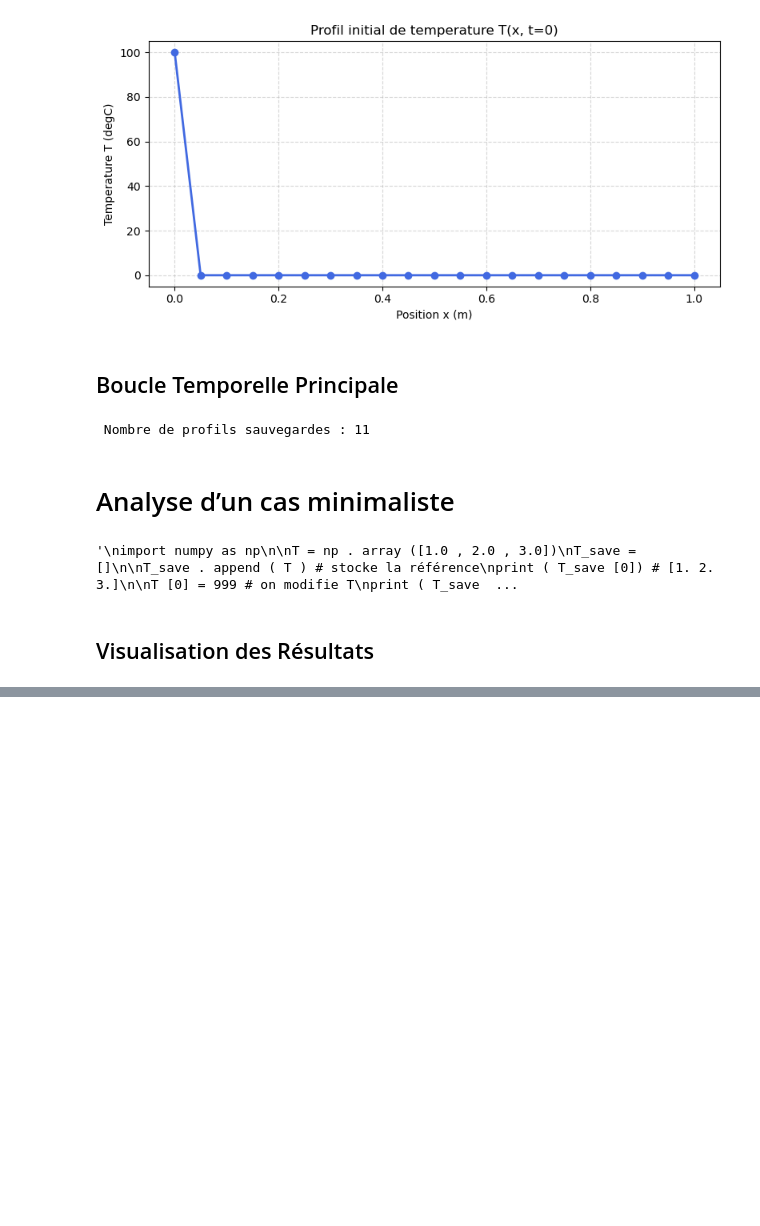
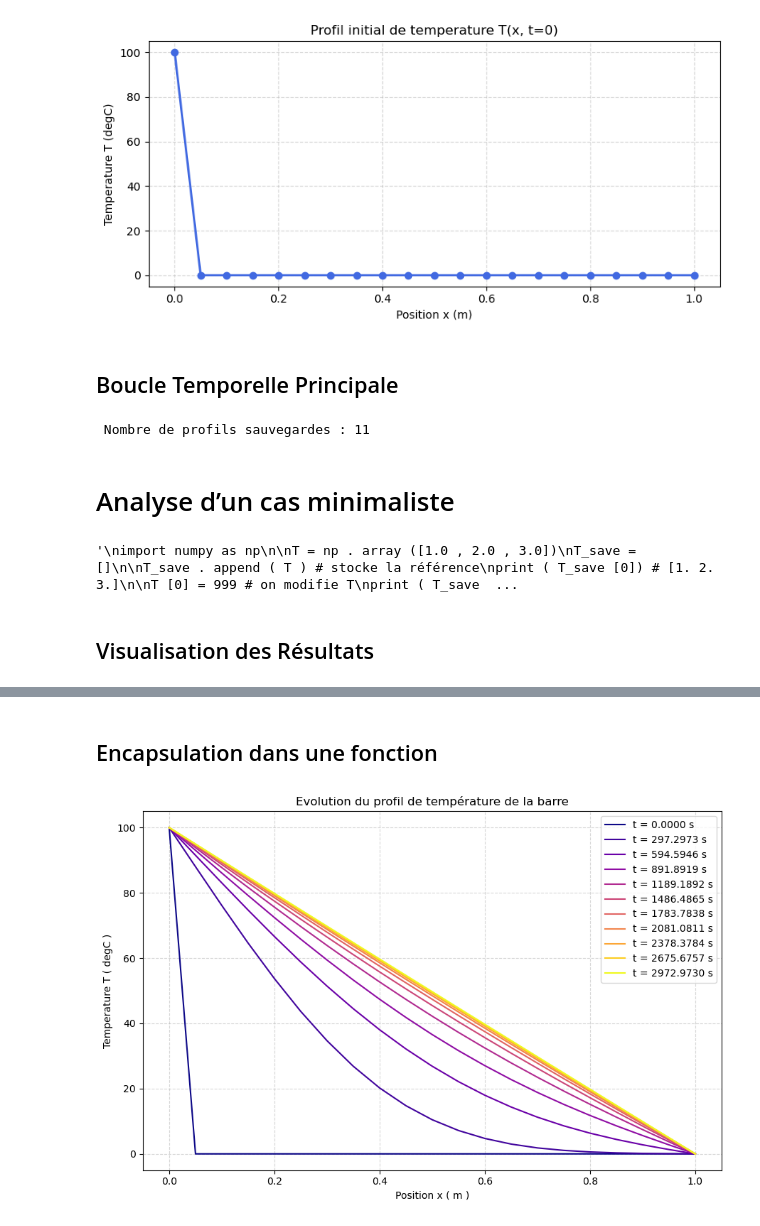
Before and after one commit to Amipha/outils-num, a Jupyter notebook: TP1.ipynb, the cells around one changed output, grey strips where cells are left out. Saved outputs shown, nothing was run; the diff lists cells and outputs as text; code cells hidden in the pictures; blank space fills up the shorter version.

Commit message:
Mise en fonction

```diff
--- a/TP1.ipynb
+++ b/TP1.ipynb
@@ -117,0 +119,75 @@ plt.show()
+# %% [markdown]
+## Encapsulation dans une fonction
+# %%
+def simulation_chaleur (L , alpha , N , r , t_fin , T_gauche ,T_droite , T_init , save_frac =10) :
+    """
+    Résout l’équation de la chaleur 1D par schéma Euler
+    explicite .
+     Paramètres :
+     ------------
+     L : longueur de la barre (m)
+     alpha : diffusivité thermique (mš/s)
+     N : nombre d’intervalles spatiaux
+     r : nombre de Fourier discret (r <= 0.5 pour la
+    stabilité )
+     t_fin : durée totale de simulation (s)
+     T_gauche : température à x=0 (řC)
+     T_droite : température à x=L (řC)
+     T_init : température initiale uniforme (řC)
+     Retourne :
+     x, t_save , T_save
+     """
+
+    dx = L / N
+    r = 0.4 # Nombre de Fourier discret ( choisir r <= 0.5)
+    dt = (r * dx**2) / alpha # Pas de temps : a calculer depuis r, dx et alpha
+    nt = int ( t_fin / dt )
+    x = np.linspace(L,0,N+1)  # N+1 points de x=0 a x=L
+
+    # --- Condition initiale ---
+    T = np.ones(N + 1) * T_init
+
+    # --- Application des conditions aux limites ---
+    T[0] = T_droite
+    T[-1] =T_gauche
+
+    save_step = max(1, nt // save_frac)
+    T_save = [T.copy()]
+    t_save = [0.0]
+    T_new = T.copy()
+    for n in range(1, nt+1):
+        # Mise a jour des noeuds interieurs (i = 1 a N-1)
+        for i in range(1, N):
+            T_new[i] = T_new[i] + r*(T_new[i+1] - 2*T_new[i] + T_new[i-1])
+
+        T = T_new.copy()  # pourquoi " copy " ?
+
+        # Sauvegarde periodique
+        if n % save_step == 0:
+            T_save.append(T.copy())
+            t_save.append(n*dt)
+
+    T_save = np . array ( T_save )
+
+    return x , np . array ( t_save ) , np . array ( T_save )
+
+def Tracer_T_x(x, t, T):
+    fig , ax = plt.subplots(figsize = (9 , 6) )
+    colors = cm.plasma(np.linspace(0 , 1 , len(T_save)))
+
+    for k, (T_k, t_k) in enumerate(zip(T_save, t_save)):
+        ax.plot (x , T_k , color=colors[k], label=f"t = {t_k:.4f} s")
+
+    ax.set_xlabel (  "Position x ( m )" )
+    ax.set_ylabel ( "Temperature T ( degC )" )
+    ax.legend(loc='upper right')
+    ax.set_title ( "Evolution du profil de température de la barre" )
+    ax.grid (True, linestyle = "--"  , alpha = 0.5)
+    plt.tight_layout()
+    plt.show()
+
+x,t_save,T_save = simulation_chaleur(L, alpha, N, r, t_fin, T_gauche, T_droite, T_init, save_frac=10)
+
+Tracer_T_x(x,t_save,T_save)
+# %% [output]
+[figure, added]
```
Also changed, not shown: parts of 2 cells of this notebook.
